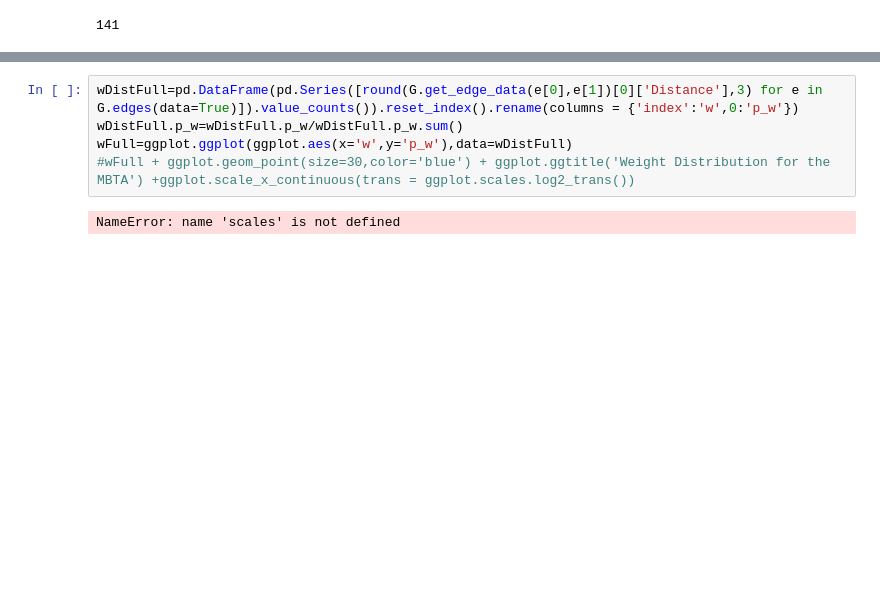
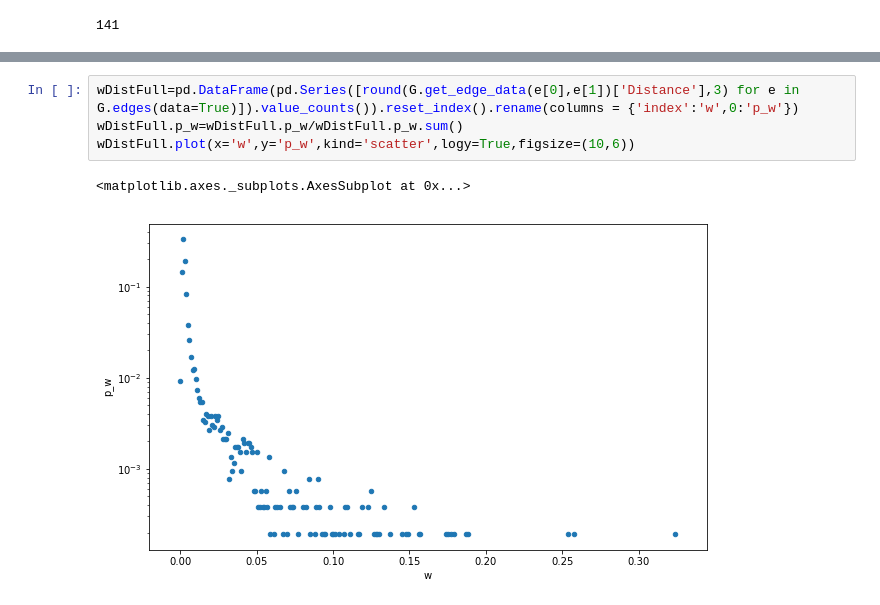
Before and after one commit to itaher1995/MBTA_Network_Analysis, a Jupyter notebook: MBTA_Network_Analysis.ipynb, the cells around one changed output, grey strips where cells are left out. Saved outputs shown, nothing was run; the diff lists cells and outputs as text; blank space fills up the shorter version.

```diff
--- a/MBTA_Network_Analysis.ipynb
+++ b/MBTA_Network_Analysis.ipynb
@@ -373,7 +403,7 @@ pFull + ggplot.geom_point(size=30,color='blue') + ggplot.ggtitle('Degree Distrib
 # %%
-wDistFull=pd.DataFrame(pd.Series([round(G.get_edge_data(e[0],e[1])[0]['Distance'],3) for e in G.edges(data=True)]).value_counts()).reset_index().rename(columns = {'index':'w',0:'p_w'})
+wDistFull=pd.DataFrame(pd.Series([round(G.get_edge_data(e[0],e[1])['Distance'],3) for e in G.edges(data=True)]).value_counts()).reset_index().rename(columns = {'index':'w',0:'p_w'})
 wDistFull.p_w=wDistFull.p_w/wDistFull.p_w.sum()
-wFull=ggplot.ggplot(ggplot.aes(x='w',y='p_w'),data=wDistFull)
-#wFull + ggplot.geom_point(size=30,color='blue') + ggplot.ggtitle('Weight Distribution for the MBTA') +ggplot.scale_x_continuous(trans = ggplot.scales.log2_trans())
+wDistFull.plot(x='w',y='p_w',kind='scatter',logy=True,figsize=(10,6))
 # %% [output]
-NameError: name 'scales' is not defined
+<matplotlib.axes._subplots.AxesSubplot at 0x...>
+[figure, added]
```
Also changed, not shown: parts of 18 cells of this notebook.
